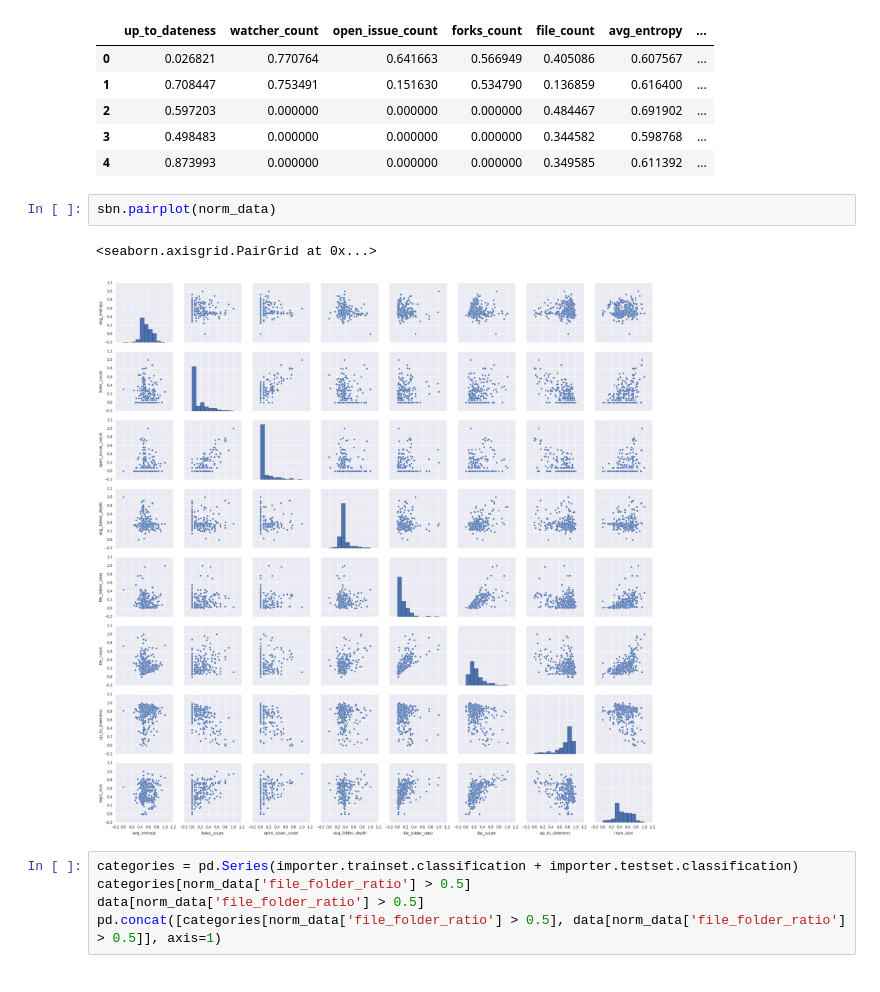
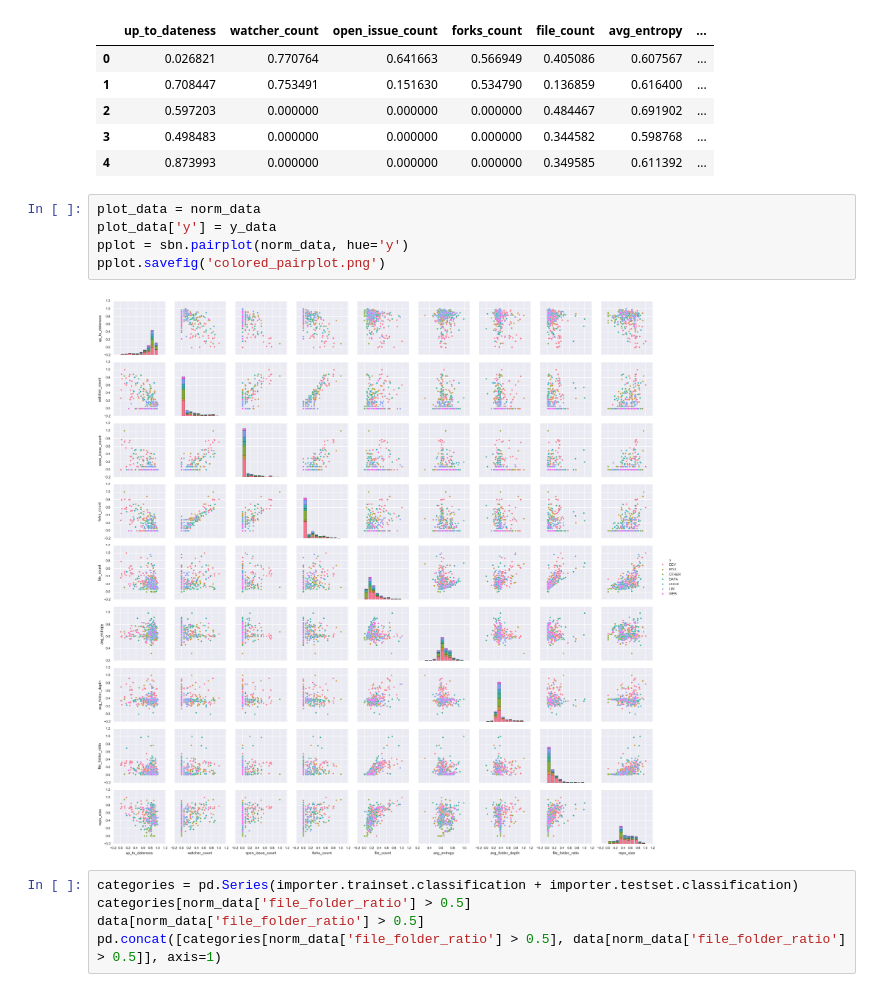
Before and after one commit to mbornstein/GithubRepoClassification, a Jupyter notebook: Data Visualization.ipynb, the cells around one changed output. Drawn from its saved outputs; the diff is of its cells as text.

Commit message:
add color to pairplot

```diff
--- a/Data Visualization.ipynb
+++ b/Data Visualization.ipynb
@@ -64,11 +64,13 @@ norm_data[:5]
 | 2 | 0.597203 | 0.000000 | 0.000000 | 0.000000 | 0.484467 | 0.691902 | ... |
 | 3 | 0.498483 | 0.000000 | 0.000000 | 0.000000 | 0.344582 | 0.598768 | ... |
 | 4 | 0.873993 | 0.000000 | 0.000000 | 0.000000 | 0.349585 | 0.611392 | ... |
-# %%
-sbn.pairplot(norm_data)
-# %% [output]
-<seaborn.axisgrid.PairGrid at 0x...>
-[figure, removed]
+# %%
+plot_data = norm_data
+plot_data['y'] = y_data
+pplot = sbn.pairplot(norm_data, hue='y')
+pplot.savefig('colored_pairplot.png')
+# %% [output]
+[figure, added]
 # %%
 categories = pd.Series(importer.trainset.classification + importer.testset.classification)
 categories[norm_data['file_folder_ratio'] > 0.5]
```
